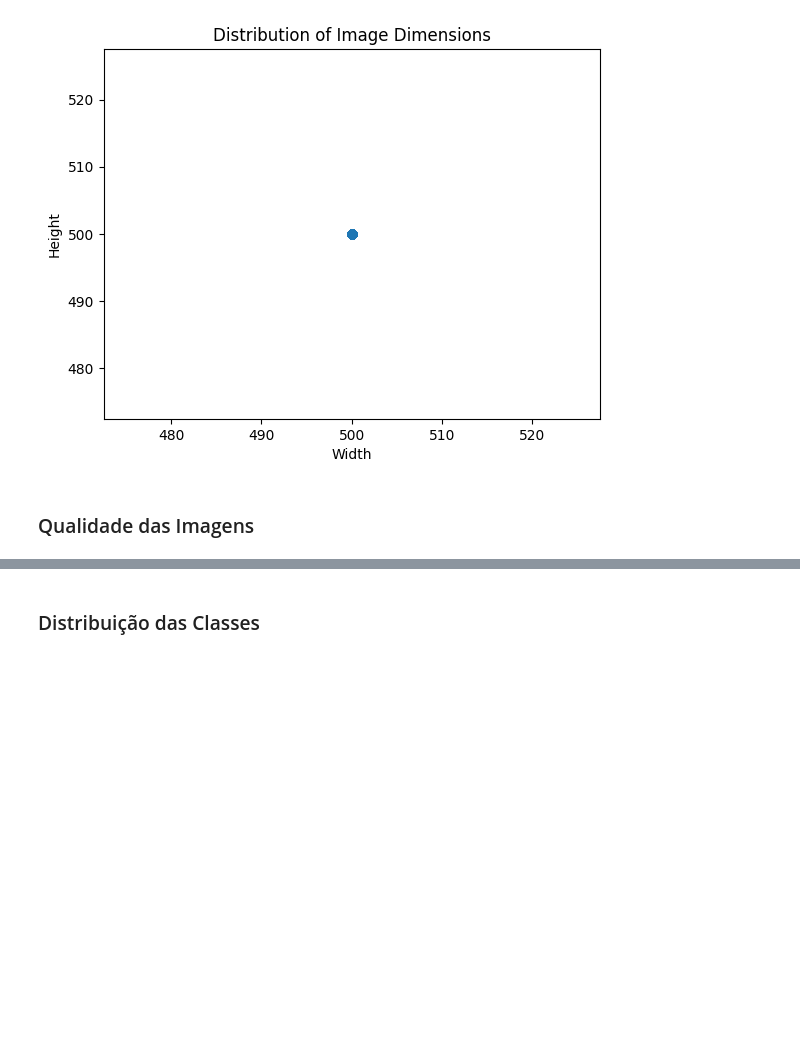
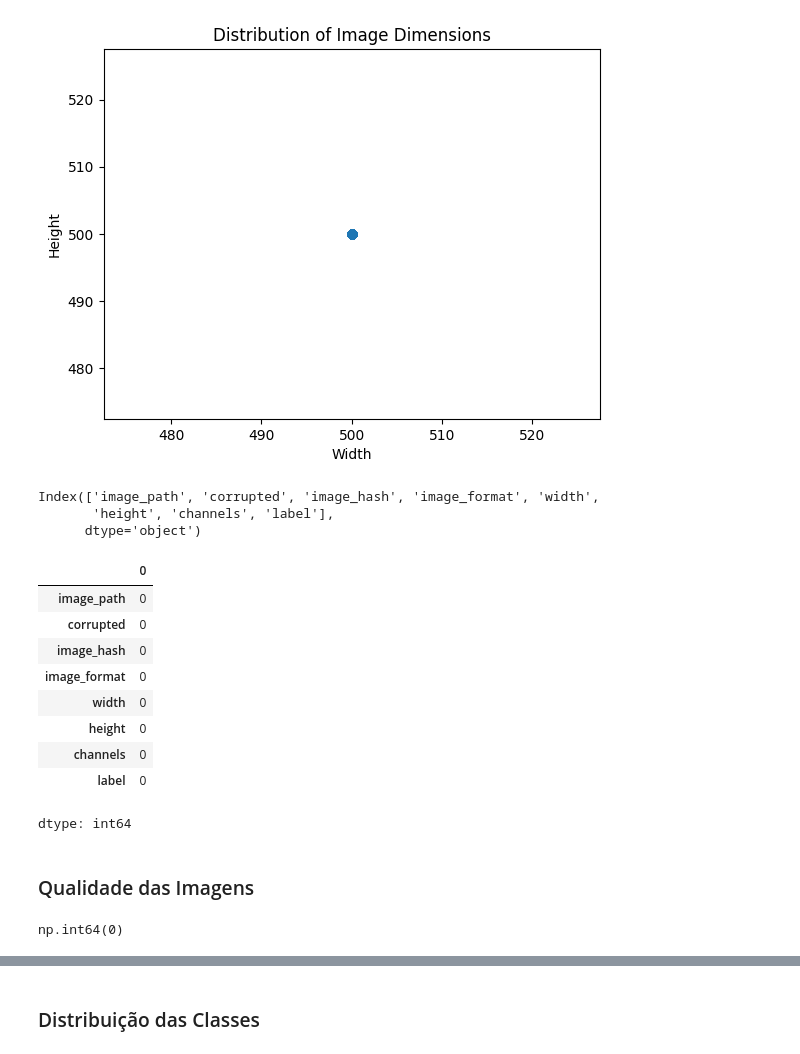
Before and after one commit to jaimejrs/avanti-bean-leaf-classification, a Jupyter notebook: squad_03_bean_leaf_classification_cris.ipynb, the cells around one changed output, grey strips where cells are left out. Cells and saved outputs as stored; diff of their text form; code cells hidden in the pictures; blank space fills up the shorter version.

```diff
--- a/squad_03_bean_leaf_classification_cris.ipynb
+++ b/squad_03_bean_leaf_classification_cris.ipynb
@@ -79,7 +79,7 @@ bean-leaf-lesions-classification  drive  sample_data
 # %% [markdown]
 ### Criar um Dataframe com os metadados das imagens
 # %%
-root_dir = './bean-leaf-lesions-classification/train'
+root_dir = './bean-leaf-lesions-classification'
 # %% [markdown]
 #### Separação das imagens para treinamento, teste e validação
 # %%
@@ -466,5 +484,31 @@ plt.title('Distribution of Image Dimensions')
 plt.show()
 # %% [output]
 [figure]
+# %%
+print(df.columns)
+# %% [output]
+Index(['image_path', 'corrupted', 'image_hash', 'image_format', 'width',
+       'height', 'channels', 'label'],
+      dtype='object')
+# %%
+#Quantidade de informações nulas
+df.isnull().sum()
+# %% [output]
+|  | 0 |
+| image_path | 0 |
+| corrupted | 0 |
+| image_hash | 0 |
+| image_format | 0 |
+| width | 0 |
+| height | 0 |
+| channels | 0 |
+| label | 0 |
+dtype: int64
 # %% [markdown]
 ### Qualidade das Imagens
+# %%
+#Total de imagens corrompidas
+
+df['corrupted'].sum()
+# %% [output]
+np.int64(0)
```
Also changed, not shown: parts of 13 cells of this notebook.
